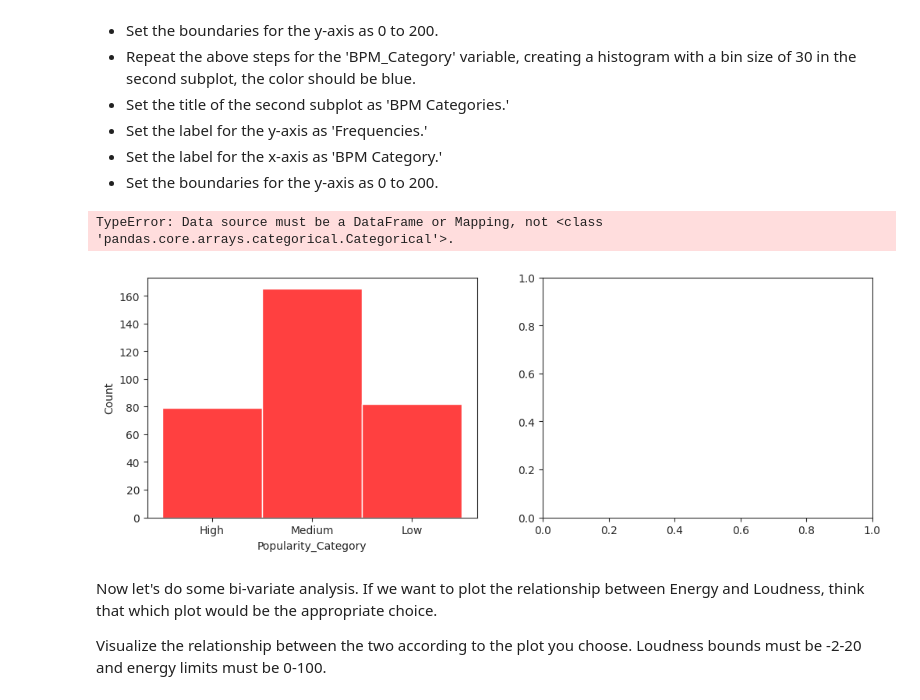
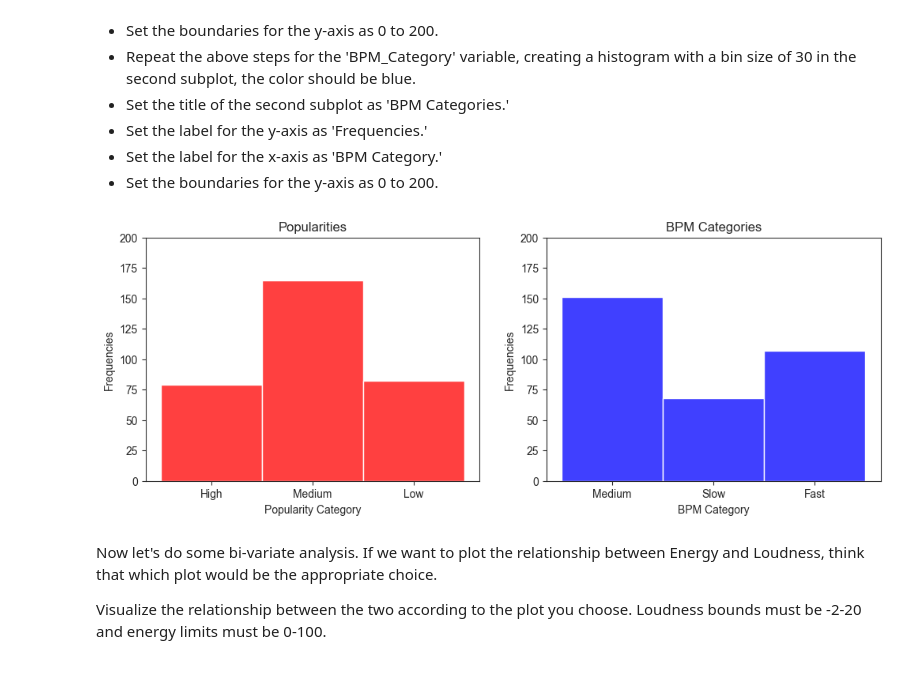
Before and after one commit to firatbatar/SU-Undergraduate-CS210, a Jupyter notebook: Homeworks/HW1/CS210 - Homework 1 - Spotify Playlist Analysis.ipynb, the cells around one changed output. Cells and saved outputs as stored; diff of their text form; code cells hidden in the pictures.

```diff
--- a/Homeworks/HW1/CS210 - Homework 1 - Spotify Playlist Analysis.ipynb
+++ b/Homeworks/HW1/CS210 - Homework 1 - Spotify Playlist Analysis.ipynb
@@ -329,17 +339,16 @@ For the first question:
 # %%
 #2pts
 with sns.axes_style("ticks"):
     fig, axs = plt.subplots(1, 2, figsize=(12, 4))
-    df
+
     sns.histplot(data=df, x="Popularity_Category", binwidth=30, color="red", ax=axs[0])
-    sns.histplot(data=pd.Categorical(df['BPM_Category'], ['Slow','Medium','Fast']), x="BPM_Category", binwidth=30, color="blue", ax=axs[1])
+    sns.histplot(data=df, x="BPM_Category", binwidth=30, color="blue", ax=axs[1])
 
     axs[0].set(title="Popularities", xlabel='Popularity Category', ylabel='Frequencies', ylim=(0, 200))
     axs[1].set(title="BPM Categories", xlabel='BPM Category', ylabel='Frequencies', ylim=(0, 200))
     plt.show()
 # %% [output]
-TypeError: Data source must be a DataFrame or Mapping, not <class 'pandas.core.arrays.categorical.Categorical'>.
-[figure, old version]
+[figure, new version]
 # %% [markdown]
 Now let's do some bi-variate analysis. If we want to plot the relationship between Energy and Loudness, think that which plot would be the appropriate choice.
 
```
Also changed, not shown: parts of 2 cells of this notebook.
